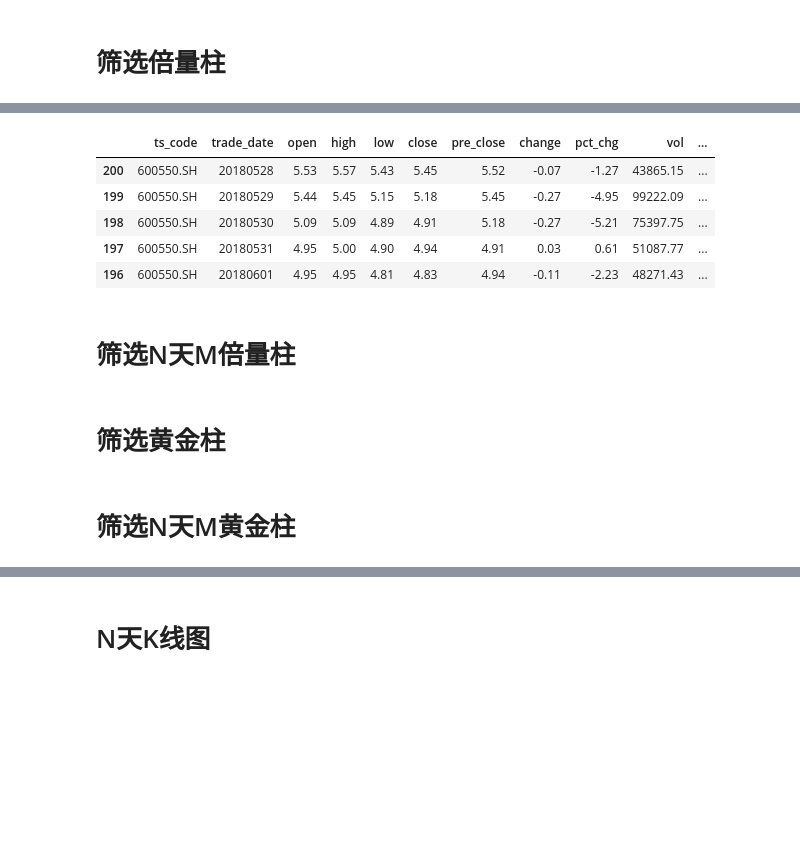
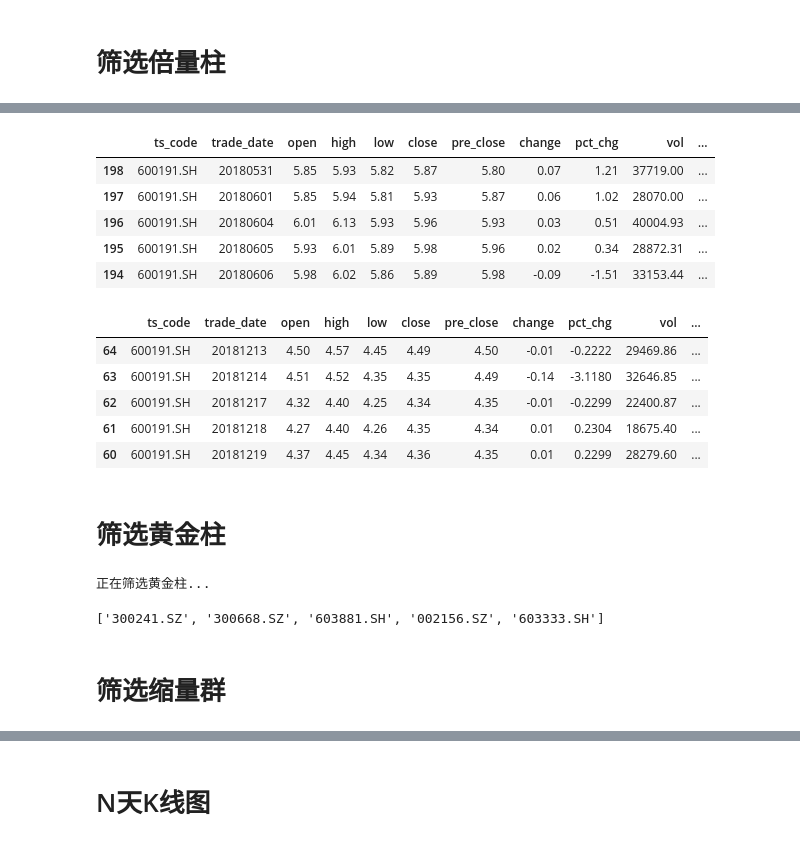
Before and after one commit to xn6o6x/A-SHARE, a Jupyter notebook: A股实测封装.ipynb, the cells around one changed output, grey strips where cells are left out. Cells and saved outputs as stored; diff of their text form; code cells hidden in the pictures; blank space fills up the shorter version.

```diff
--- a/A股实测封装.ipynb
+++ b/A股实测封装.ipynb
@@ -299,41 +403,0 @@ def plotly_candlestick(code,date,period=300):
-# %%
-def plotly_ohlc(code,date,period=300):
-
-    df = get_one(code, date, period, print_mode=False)
-
-    INCREASING_COLOR = '#e2002a'
-    DECREASING_COLOR = '#19975d'
-
-    trace = go.Ohlc(x=pd.to_datetime(df['trade_date']),
-                open=df.open,
-                high=df.high,
-                low=df.low,
-                close=df.close,
-                yaxis = 'y2',
-                name = 'OHLC',
-                increasing=dict(line=dict(color=INCREASING_COLOR)),
-                decreasing=dict(line=dict(color=DECREASING_COLOR)),
-    )
-    data = [trace]
-
-    layout = go.Layout(
-        xaxis = dict(rangeslider = dict(visible = False)),
-        title = df.name,
-        titlefont = dict(size = 30),
-        yaxis = dict( domain = [0, 0.2], showticklabels = True),
-        yaxis2 = dict( domain = [0.2, 0.97] ),
-        legend = dict( orientation = 'h', y=0.97, x=0, yanchor='bottom'),
-        margin = dict( t=60, b=40, r=40, l=40 ),
-        plot_bgcolor = 'rgb(250, 250, 250)'
-    )
-    fig = dict(data=data, layout=layout)
-
-    colors = list(df['state'].map({True:INCREASING_COLOR,False:DECREASING_COLOR}))
-
-    fig['data'].append( dict( x=pd.to_datetime(df['trade_date']), y=df.vol,
-                             marker=dict( color=colors ),
-                             type='bar', yaxis='y', name='vol' ) )
-
-    name = '{}.html'.format(df.name.split('-')[1])
-    py.plot(fig, filename = name)
-    return df
@@ -544,0 +410,2 @@ selected_list = get_bl(today, yesterday, v_pct_min = 1.95, v_pct_max = 2.1, c_pc
+# %%
+selected_list = get_blz(date='20190322', v_pct_min=0.99, v_pct_max=1.01, c_pct_min=1.05, ignore=[], print_mode=True)
@@ -545,12 +420,10 @@ selected_list = get_bl(today, yesterday, v_pct_min = 1.95, v_pct_max = 2.1, c_pc
 # %%
-df = plotly_ohlc(selected_list[0],today_date,period=300)
+df = plotly_ohlc(selected_list[0])
 df.head()
 # %% [output]
 |  | ts_code | trade_date | open | high | low | close | pre_close | change | pct_chg | vol | ... |
-| 200 | 600550.SH | 20180528 | 5.53 | 5.57 | 5.43 | 5.45 | 5.52 | -0.07 | -1.27 | 43865.15 | ... |
-| 199 | 600550.SH | 20180529 | 5.44 | 5.45 | 5.15 | 5.18 | 5.45 | -0.27 | -4.95 | 99222.09 | ... |
-| 198 | 600550.SH | 20180530 | 5.09 | 5.09 | 4.89 | 4.91 | 5.18 | -0.27 | -5.21 | 75397.75 | ... |
-| 197 | 600550.SH | 20180531 | 4.95 | 5.00 | 4.90 | 4.94 | 4.91 | 0.03 | 0.61 | 51087.77 | ... |
-| 196 | 600550.SH | 20180601 | 4.95 | 4.95 | 4.81 | 4.83 | 4.94 | -0.11 | -2.23 | 48271.43 | ... |
+| 198 | 600191.SH | 20180531 | 5.85 | 5.93 | 5.82 | 5.87 | 5.80 | 0.07 | 1.21 | 37719.00 | ... |
+| 197 | 600191.SH | 20180601 | 5.85 | 5.94 | 5.81 | 5.93 | 5.87 | 0.06 | 1.02 | 28070.00 | ... |
+| 196 | 600191.SH | 20180604 | 6.01 | 6.13 | 5.93 | 5.96 | 5.93 | 0.03 | 0.51 | 40004.93 | ... |
+| 195 | 600191.SH | 20180605 | 5.93 | 6.01 | 5.89 | 5.98 | 5.96 | 0.02 | 0.34 | 28872.31 | ... |
+| 194 | 600191.SH | 20180606 | 5.98 | 6.02 | 5.86 | 5.89 | 5.98 | -0.09 | -1.51 | 33153.44 | ... |
-# %% [markdown]
-# 筛选N天M倍量柱
@@ -559,5 +430,12 @@ selected_list = NdaysMbls(today_date, N=5, M=2, v_pct_min=1.9, v_pct_max=2.1, c_
 # %%
-df = plotly_ohlc(selected_list[0],today_date,period=300)
+df = plotly_ohlc(code='600191.SH', date='20190322', period=100)
 df.head()
+# %% [output]
+|  | ts_code | trade_date | open | high | low | close | pre_close | change | pct_chg | vol | ... |
+| 64 | 600191.SH | 20181213 | 4.50 | 4.57 | 4.45 | 4.49 | 4.50 | -0.01 | -0.2222 | 29469.86 | ... |
+| 63 | 600191.SH | 20181214 | 4.51 | 4.52 | 4.35 | 4.35 | 4.49 | -0.14 | -3.1180 | 32646.85 | ... |
+| 62 | 600191.SH | 20181217 | 4.32 | 4.40 | 4.25 | 4.34 | 4.35 | -0.01 | -0.2299 | 22400.87 | ... |
+| 61 | 600191.SH | 20181218 | 4.27 | 4.40 | 4.26 | 4.35 | 4.34 | 0.01 | 0.2304 | 18675.40 | ... |
+| 60 | 600191.SH | 20181219 | 4.37 | 4.45 | 4.34 | 4.36 | 4.35 | 0.01 | 0.2299 | 28279.60 | ... |
 # %% [markdown]
 # 筛选黄金柱
@@ -567,0 +442,6 @@ selected_list = get_hj(d1, d2, d3, ignore=[])
+# %%
+selected_list = get_hjz()
+selected_list[:5]
+# %% [output]
+正在筛选黄金柱...
+['300241.SZ', '300668.SZ', '603881.SH', '002156.SZ', '603333.SH']
@@ -568,2 +450,2 @@ selected_list = get_hj(d1, d2, d3, ignore=[])
 # %% [markdown]
-# 筛选N天M黄金柱
+# 筛选缩量群
```
Also changed, not shown: parts of 69 cells of this notebook.
